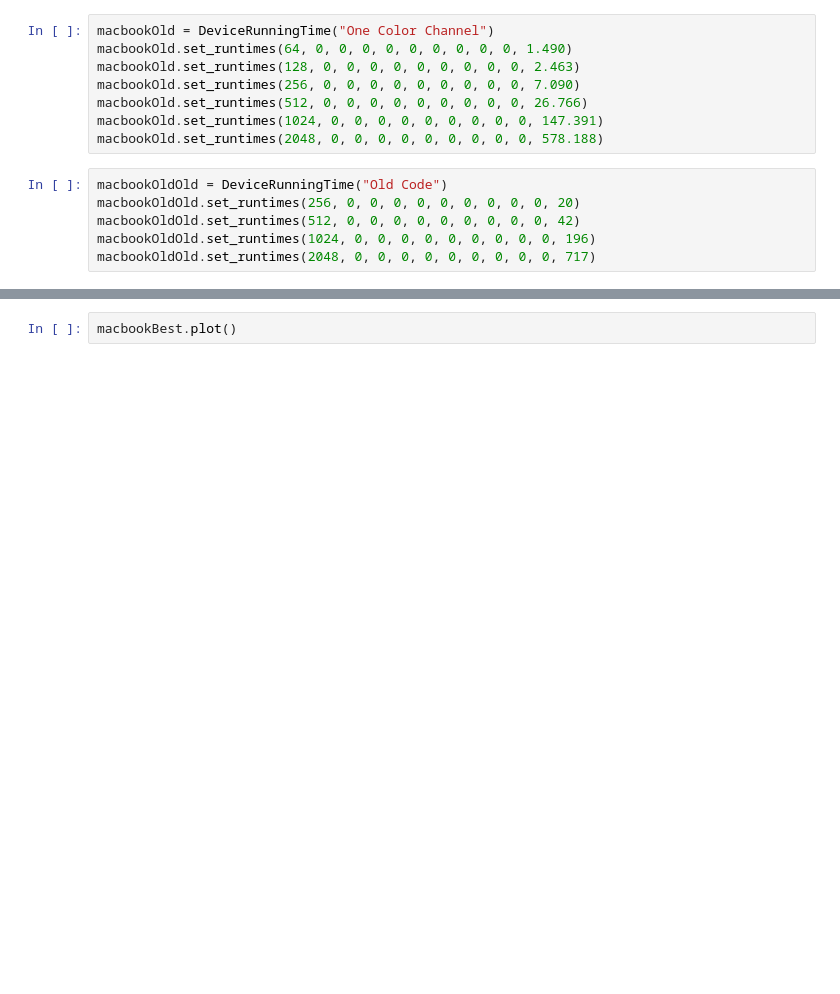
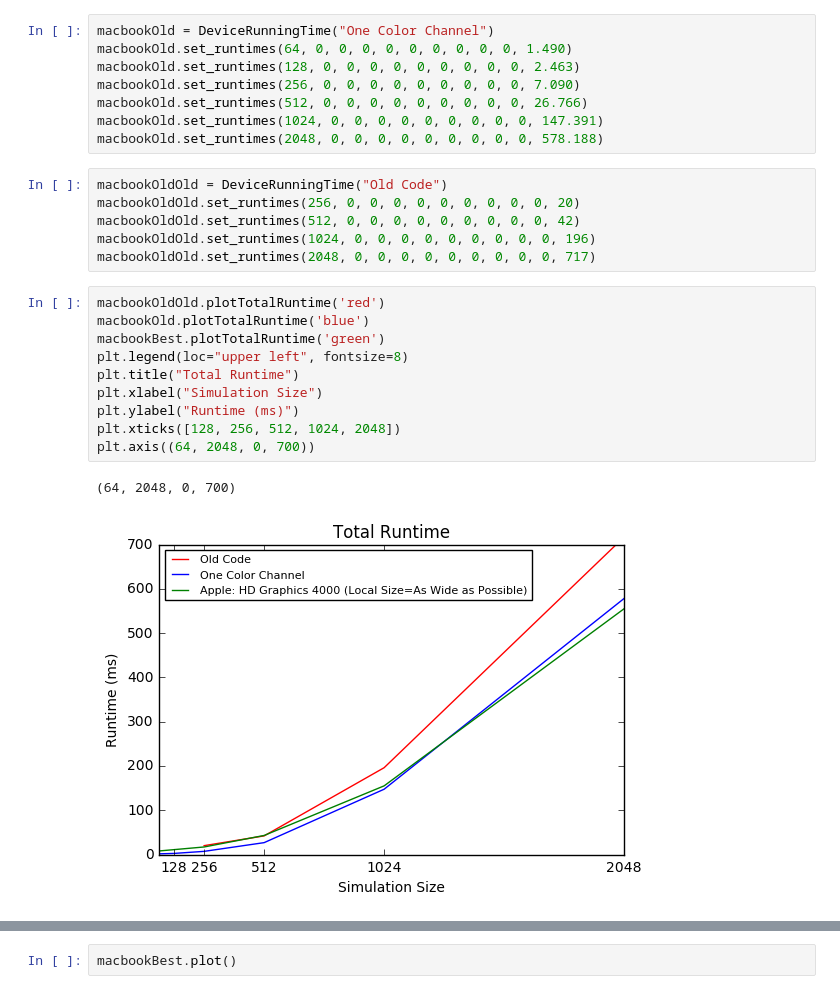
Before and after one commit to ellishg/OpenCLFluid, a Jupyter notebook: PlotData.ipynb, the cells around one changed output, grey strips where cells are left out. Drawn from its saved outputs; the diff is of its cells as text; blank space fills up the shorter version.

```diff
--- a/PlotData.ipynb
+++ b/PlotData.ipynb
@@ -119,6 +119,19 @@ macbookOldOld.set_runtimes(256, 0, 0, 0, 0, 0, 0, 0, 0, 0, 20)
 macbookOldOld.set_runtimes(512, 0, 0, 0, 0, 0, 0, 0, 0, 0, 42)
 macbookOldOld.set_runtimes(1024, 0, 0, 0, 0, 0, 0, 0, 0, 0, 196)
 macbookOldOld.set_runtimes(2048, 0, 0, 0, 0, 0, 0, 0, 0, 0, 717)
+# %%
+macbookOldOld.plotTotalRuntime('red')
+macbookOld.plotTotalRuntime('blue')
+macbookBest.plotTotalRuntime('green')
+plt.legend(loc="upper left", fontsize=8)
+plt.title("Total Runtime")
+plt.xlabel("Simulation Size")
+plt.ylabel("Runtime (ms)")
+plt.xticks([128, 256, 512, 1024, 2048])
+plt.axis((64, 2048, 0, 700))
+# %% [output]
+(64, 2048, 0, 700)
+[figure, added]
 # %%
 macbookA.plotTotalRuntime()
 macbookB.plotTotalRuntime()
```
Also changed, not shown: parts of 2 cells of this notebook, 4 other files.
